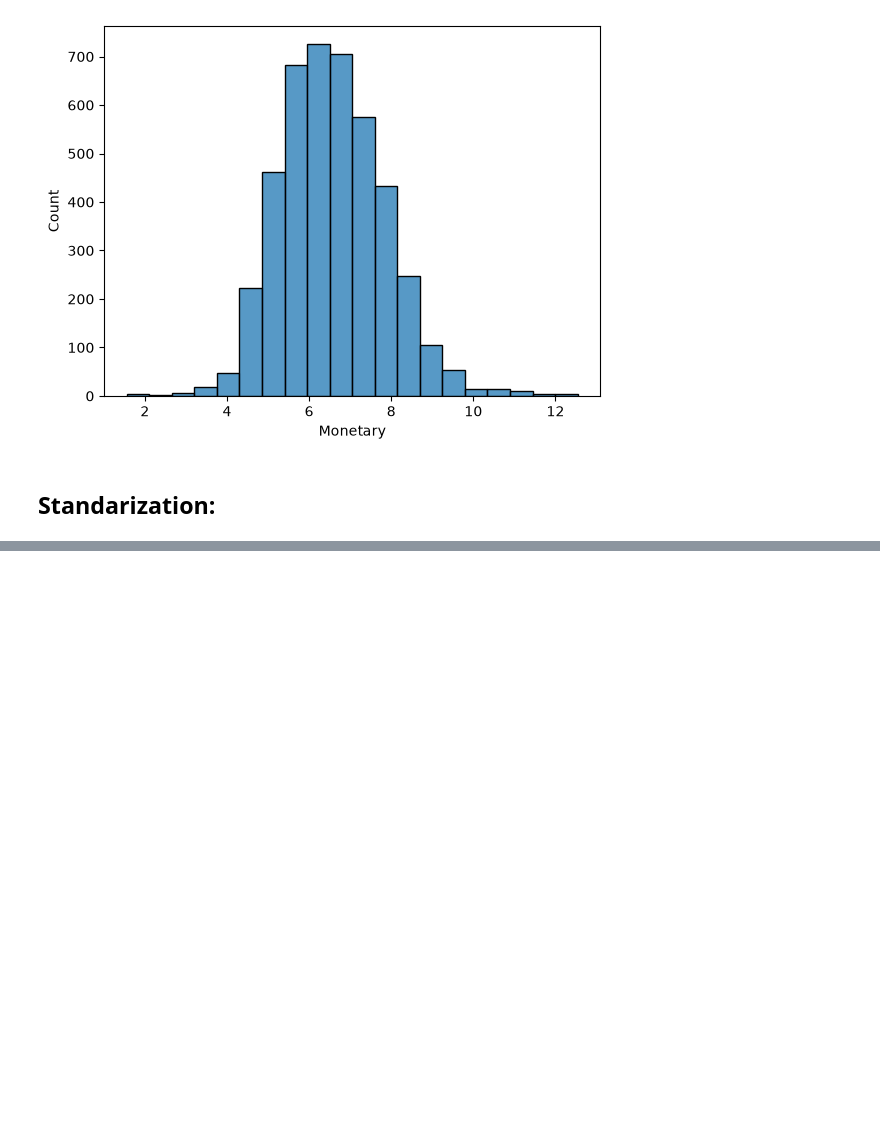
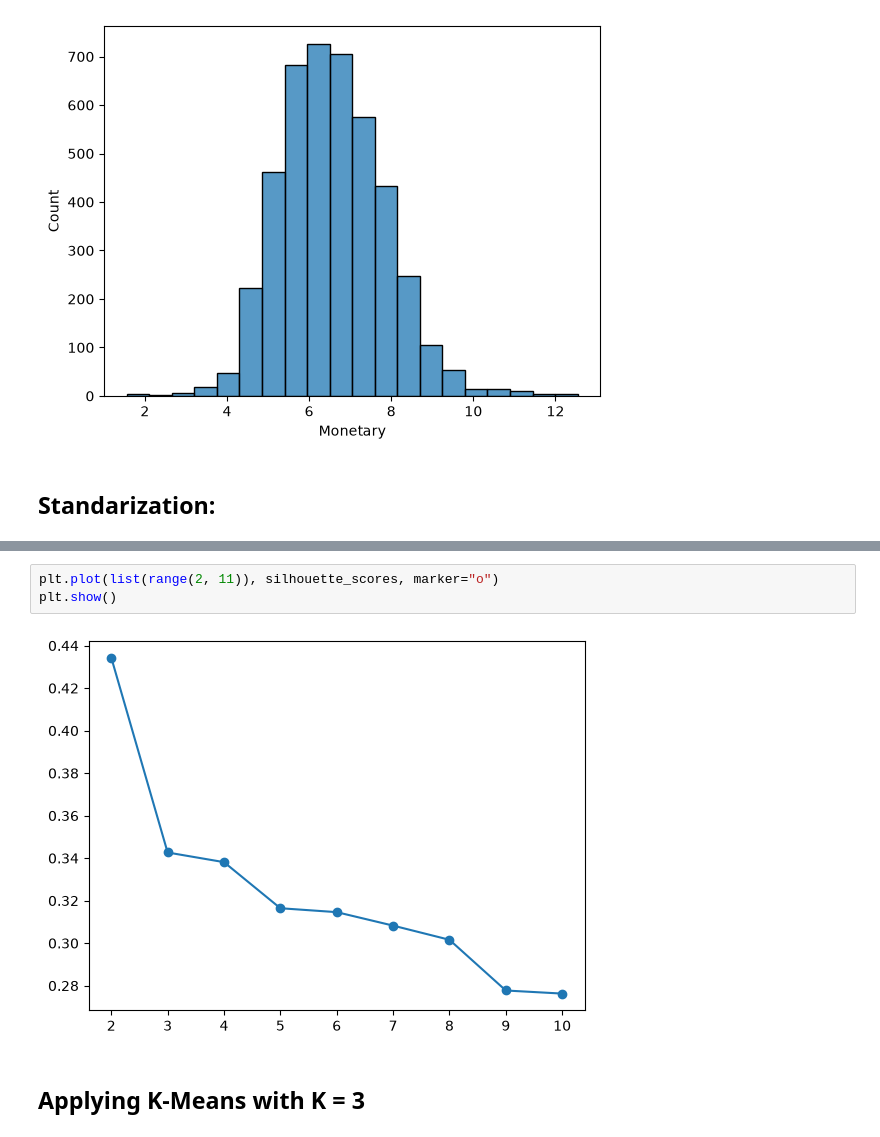
Before and after one commit to youssef-boudouar/cartSense, a Jupyter notebook: notebook/cartSense.ipynb, the cells around one changed output, grey strips where cells are left out. Cells and saved outputs as stored; diff of their text form; blank space fills up the shorter version.

```diff
--- a/notebook/cartSense.ipynb
+++ b/notebook/cartSense.ipynb
@@ -171,0 +194,7 @@ dtype: float64
+# %%
+plt.plot(list(range(2, 11)), silhouette_scores, marker="o")
+plt.show()
+# %% [output]
+[figure, added]
+# %% [markdown]
+## Applying K-Means with K = 3
```
Also changed, not shown: parts of 3 cells of this notebook.
